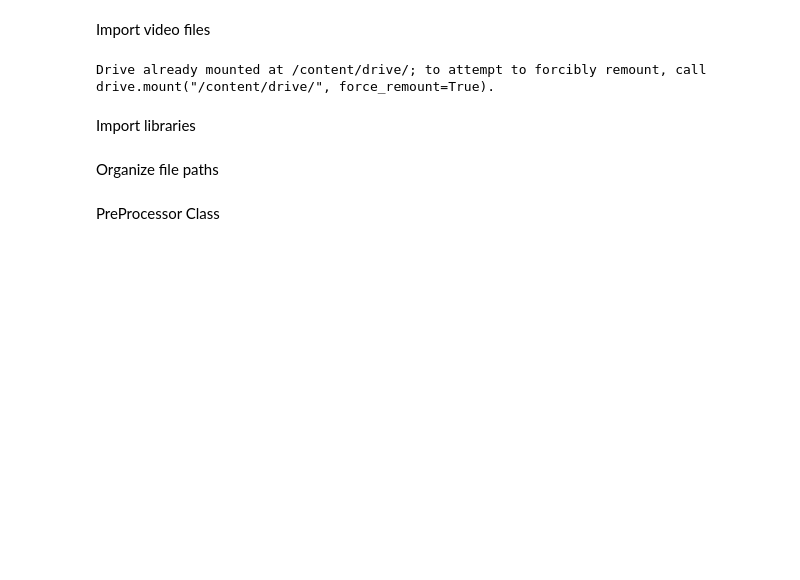
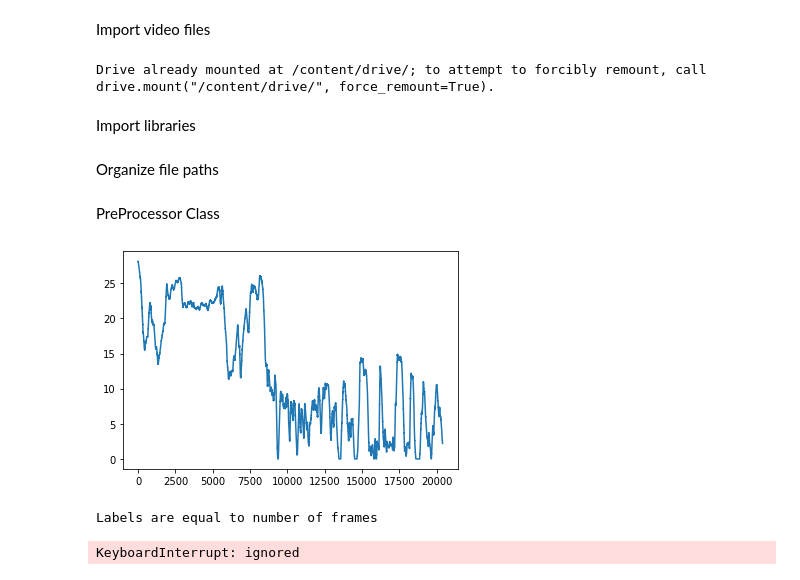
Before and after one commit to viraatdas/Computer-Vision-Workshop, a Jupyter notebook: speed_predict.ipynb, the cells around one changed output. Drawn from its saved outputs; the diff is of its cells as text; code cells hidden in the pictures; blank space fills up the shorter version.

```diff
--- a/speed_predict.ipynb
+++ b/speed_predict.ipynb
@@ -23,4 +24,13 @@ import matplotlib.pyplot as plt
 # %% [markdown]
 Organize file paths
+# %%
+train_video = "./drive/My Drive/speed_predict/train.mp4"
+labels = "./drive/My Drive/speed_predict/train.txt"
+OUTPUT_PATH = "./drive/My Drive/speed_predict/data_preprocessed/"
+FRAME_RATE = 20
+
+if not os.path.exists(OUTPUT_PATH):
+  os.mkdir(OUTPUT_PATH)
+  print(f"Directory {OUTPUT_PATH} created")
 # %% [markdown]
 PreProcessor Class
@@ -26,0 +169,8 @@ PreProcessor Class
+# %%
+pre = PreProcessor()
+pre.plot_training_speed(labels)
+pre.generate_images(train_video, labels)
+# %% [output]
+[figure, added]
+Labels are equal to number of frames
+KeyboardInterrupt: ignored
```
Also changed, not shown: parts of 11 cells of this notebook.
